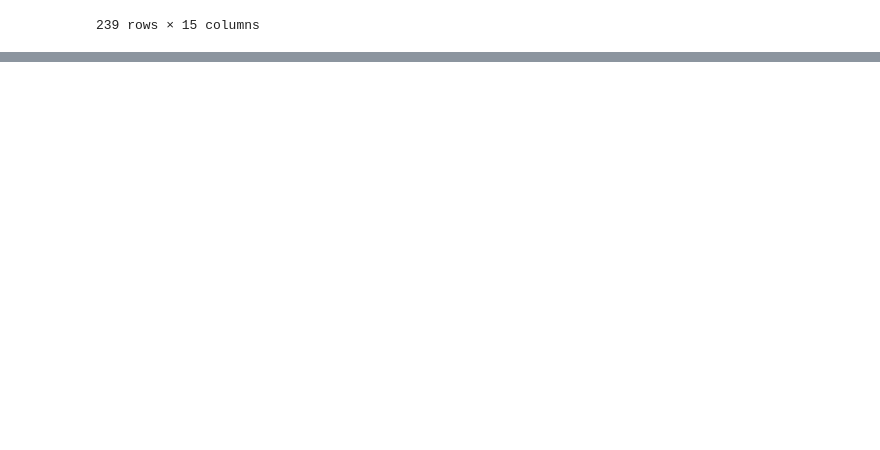
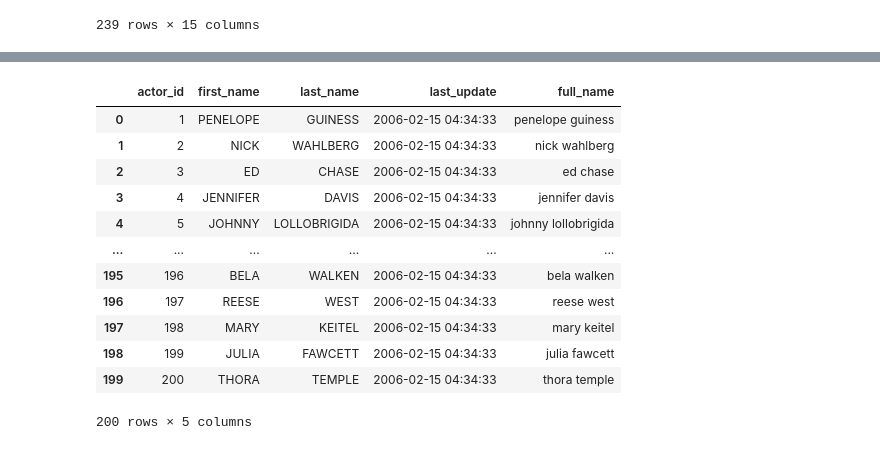
Before and after one commit to david-ryan-alviola/numpy-pandas-visualization-exercises, a Jupyter notebook: advanced_dataframes.ipynb, the cells around one changed output, grey strips where cells are left out. Saved outputs shown, nothing was run; the diff lists cells and outputs as text; code cells hidden in the pictures; blank space fills up the shorter version.

```diff
--- a/advanced_dataframes.ipynb
+++ b/advanced_dataframes.ipynb
@@ -4,3 +1,11 @@ import pandas as pd
+# %%
+from pydataset import data
+import pandas as pd
+from env import user, host, password
+import numpy as np
+
+def get_db_url(user, host, password, db_name):
+    return f"mysql+pymysql://{user}:{password}@{host}/{db_name}"
 # %% [markdown]
 ### 1. Load the mpg dataset. Read the documentation for it, and use the data to answer these questions:
 # %%
@@ -221,0 +348,4 @@ countries
+# %%
+sakila_url = get_db_url(user, host, password, "sakila")
+actor_query = """SELECT *
+                    FROM actor;"""
@@ -221,0 +354,3 @@ countries
+# %%
+actors = pd.read_sql(actor_query, sakila_url)
+actors
@@ -221,0 +371,17 @@ countries
+# %%
+actors['full_name'] = actors.first_name.str.lower() + " " + actors.last_name.str.lower()
+actors
+# %% [output]
+|  | actor_id | first_name | last_name | last_update | full_name |
+| 0 | 1 | PENELOPE | GUINESS | 2006-02-15 04:34:33 | penelope guiness |
+| 1 | 2 | NICK | WAHLBERG | 2006-02-15 04:34:33 | nick wahlberg |
+| 2 | 3 | ED | CHASE | 2006-02-15 04:34:33 | ed chase |
+| 3 | 4 | JENNIFER | DAVIS | 2006-02-15 04:34:33 | jennifer davis |
+| 4 | 5 | JOHNNY | LOLLOBRIGIDA | 2006-02-15 04:34:33 | johnny lollobrigida |
+| ... | ... | ... | ... | ... | ... |
+| 195 | 196 | BELA | WALKEN | 2006-02-15 04:34:33 | bela walken |
+| 196 | 197 | REESE | WEST | 2006-02-15 04:34:33 | reese west |
+| 197 | 198 | MARY | KEITEL | 2006-02-15 04:34:33 | mary keitel |
+| 198 | 199 | JULIA | FAWCETT | 2006-02-15 04:34:33 | julia fawcett |
+| 199 | 200 | THORA | TEMPLE | 2006-02-15 04:34:33 | thora temple |
+200 rows × 5 columns
```
Also changed, not shown: parts of 24 cells of this notebook.
